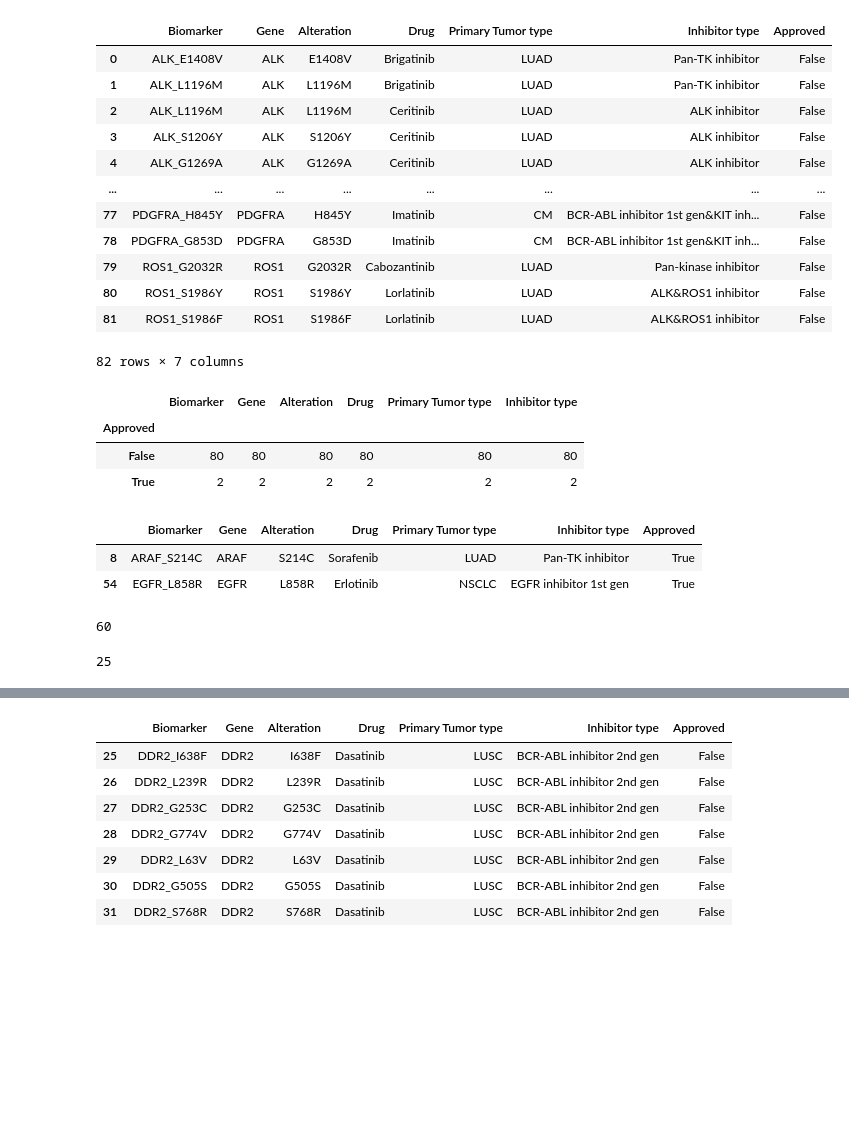
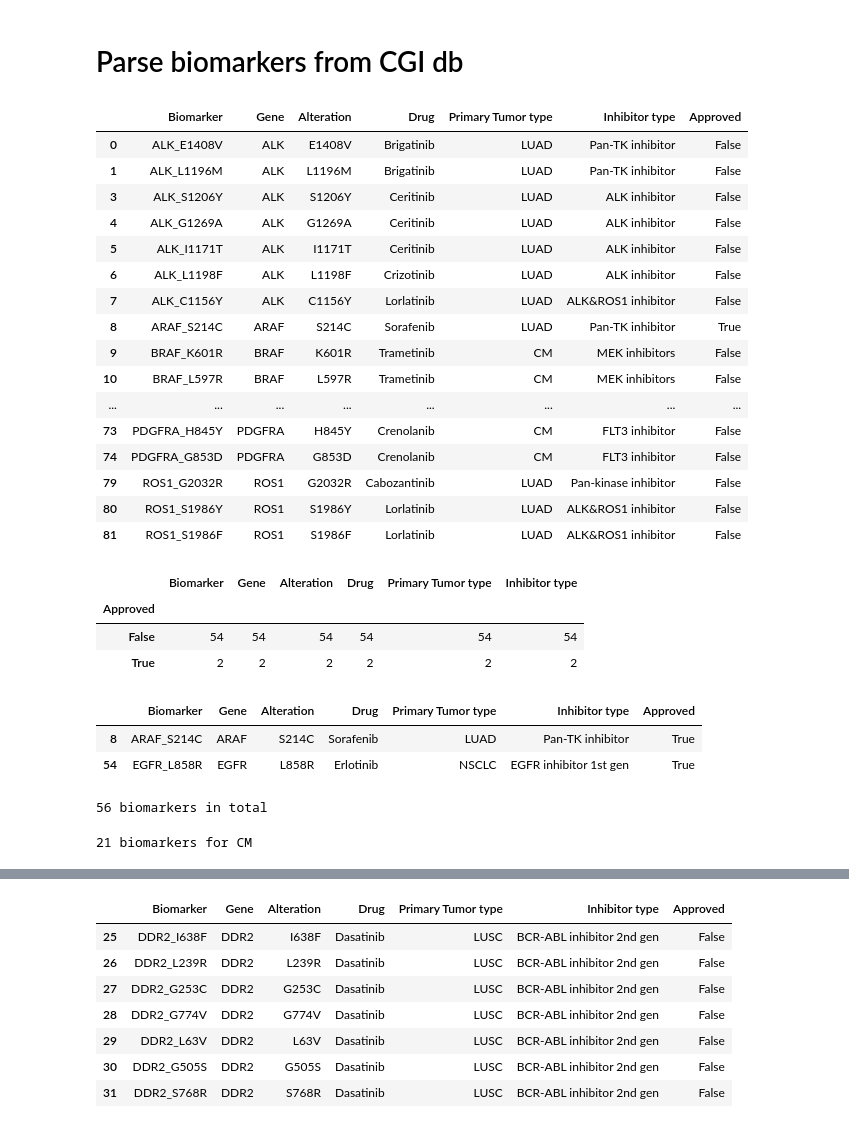
Before and after one commit to bbglab/cancer-detective, a Jupyter notebook: static/data/CGI/Parse_biomarkers.ipynb, the cells around one changed output, grey strips where cells are left out. Saved outputs shown, nothing was run; the diff lists cells and outputs as text; code cells hidden in the pictures; blank space fills up the shorter version.

Commit message:
fixed biomarker table

```diff
--- a/static/data/CGI/Parse_biomarkers.ipynb
+++ b/static/data/CGI/Parse_biomarkers.ipynb
@@ -1,17 +1,37 @@
+# %% [markdown]
+# Parse biomarkers from CGI db
 # %%
 import pandas as pd
 # %%
+#Read table from CGI https://www.cancergenomeinterpreter.org/biomarkers
 df = pd.read_csv('cgi_biomarkers.tsv',sep='\t')
+
+#Get mutation alteration
 df = df[df['Alteration type']=='MUT']
+
+#Keep with responsive biomarkers
 df = df[df['Association']=='Responsive']
+
+#Select skin and lung cancers
 selection = ['CM','LUAD','LUSC','NSCLC']
 df = df[df['Primary Tumor type'].isin(selection)]
+
+#Exlude Biomarkers that are not non-synonimous missense muts
 df = df[~df['Biomarker'].str.contains('oncogenic mutation|proximal exon|mutation in exon|inframe insertion')]
+
+#Select useful columns
 df = df[['Biomarker','Gene','Alteration','Drug','Primary Tumor type','Drug full name','Drug status']].drop_duplicates(['Biomarker','Primary Tumor type'],keep='first')
+
+#Fix alteration column
 df['Alteration'] = df['Biomarker'].str.split('(',expand=True)[1].str.split(')',expand=True)[0]
-df['Biomarker'] = df['Biomarker'].str.split(' ',expand=True)[0]
+
+#Exclude those biomarkers without explicit alteration
 df = df[~df['Alteration'].isnull()]
+
+#Exclude those biomarkers without explicit drug name
 df = df[df['Drug']!='[]']
+
+#Display one mutation per row
 df_list = df.values.tolist()
 final_list = []
 for row in df_list:
@@ -23,52 +43,77 @@ for row in df_list:
             final_list.append(new_row)
     else:
         final_list.append(row)
 final_df = pd.DataFrame(final_list,columns=df.columns)
+
+#Fix Biomarker column
 final_df['Biomarker'] = final_df['Gene'] +'_'+ final_df['Alteration']
 
+#Fix Biomarker column
+final_df = final_df[~final_df['Alteration'].str.contains('-')]
+
+#Fix Inhibitor type
 def inh_type(x):
     if '(' in x:
         if 'etc' in x:
             y = x.split(' (')[0]
         else:
             y = x.split('(')[1].split(')')[0]
     else:
         y = x
     return y
 
+final_df['Inhibitor type'] = final_df['Drug full name'].apply(lambda x: inh_type(x))
+
+#Fix Drug name column
 def drug_name(x):
     if '[' in x:
         y = x.split('[')[1].split(']')[0]
     else:
         y = x
     return y
+final_df['Drug'] = final_df['Drug'].apply(lambda x: drug_name(x))
 
-final_df['Inhibitor type'] = final_df['Drug full name'].apply(lambda x: inh_type(x))
-final_df['Drug'] = final_df['Drug'].apply(lambda x: drug_name(x))
+#Fix Approved column
 final_df['Approved'] = final_df['Drug status'].replace({None:False,'Approved':True, 'FDA approved':True})
+
+#Drop non-useful columns
 final_df.drop(columns=['Drug full name','Drug status'],inplace=True)
-# final_df.drop_duplicates(['Biomarker','Primary Tumor type'],keep = 'first',inplace=True)
+
+#Select unique biomarkers per cancer type
+final_df.drop_duplicates(['Biomarker','Primary Tumor type','Approved'],keep = 'first',inplace=True)
+
+#One biomarker with an approved drug and a not approved drug -> select the approved one
+dupl = final_df[final_df.duplicated(['Biomarker','Primary Tumor type'])]
+bm_dupl = dupl['Biomarker'].tolist()[0]
+ct_dupl = dupl['Primary Tumor type'].tolist()[0]
+
+final_df = final_df[~((final_df['Biomarker']==bm_dupl)&(final_df['Primary Tumor type']==ct_dupl)&(final_df['Approved']==False))]
+
 final_df
 # %% [output]
 |  | Biomarker | Gene | Alteration | Drug | Primary Tumor type | Inhibitor type | Approved |
 | 0 | ALK_E1408V | ALK | E1408V | Brigatinib | LUAD | Pan-TK inhibitor | False |
 | 1 | ALK_L1196M | ALK | L1196M | Brigatinib | LUAD | Pan-TK inhibitor | False |
-| 2 | ALK_L1196M | ALK | L1196M | Ceritinib | LUAD | ALK inhibitor | False |
 | 3 | ALK_S1206Y | ALK | S1206Y | Ceritinib | LUAD | ALK inhibitor | False |
 | 4 | ALK_G1269A | ALK | G1269A | Ceritinib | LUAD | ALK inhibitor | False |
+| 5 | ALK_I1171T | ALK | I1171T | Ceritinib | LUAD | ALK inhibitor | False |
+| 6 | ALK_L1198F | ALK | L1198F | Crizotinib | LUAD | ALK inhibitor | False |
+| 7 | ALK_C1156Y | ALK | C1156Y | Lorlatinib | LUAD | ALK&ROS1 inhibitor | False |
+| 8 | ARAF_S214C | ARAF | S214C | Sorafenib | LUAD | Pan-TK inhibitor | True |
+| 9 | BRAF_K601R | BRAF | K601R | Trametinib | CM | MEK inhibitors | False |
+| 10 | BRAF_L597R | BRAF | L597R | Trametinib | CM | MEK inhibitors | False |
 | ... | ... | ... | ... | ... | ... | ... | ... |
-| 77 | PDGFRA_H845Y | PDGFRA | H845Y | Imatinib | CM | BCR-ABL inhibitor 1st gen&KIT inh... | False |
-| 78 | PDGFRA_G853D | PDGFRA | G853D | Imatinib | CM | BCR-ABL inhibitor 1st gen&KIT inh... | False |
+| 73 | PDGFRA_H845Y | PDGFRA | H845Y | Crenolanib | CM | FLT3 inhibitor | False |
+| 74 | PDGFRA_G853D | PDGFRA | G853D | Crenolanib | CM | FLT3 inhibitor | False |
 | 79 | ROS1_G2032R | ROS1 | G2032R | Cabozantinib | LUAD | Pan-kinase inhibitor | False |
 | 80 | ROS1_S1986Y | ROS1 | S1986Y | Lorlatinib | LUAD | ALK&ROS1 inhibitor | False |
 | 81 | ROS1_S1986F | ROS1 | S1986F | Lorlatinib | LUAD | ALK&ROS1 inhibitor | False |
-82 rows × 7 columns
 # %%
 final_df.groupby('Approved').count()
 # %% [output]
 |  | Biomarker | Gene | Alteration | Drug | Primary Tumor type | Inhibitor type |
 | Approved |  |  |  |  |  |  |
-| False | 80 | 80 | 80 | 80 | 80 | 80 |
+| False | 54 | 54 | 54 | 54 | 54 | 54 |
 | True | 2 | 2 | 2 | 2 | 2 | 2 |
 # %%
 final_df[final_df['Approved']==True]
@@ -78,16 +123,14 @@ final_df[final_df['Approved']==True]
 | 54 | EGFR_L858R | EGFR | L858R | Erlotinib | NSCLC | EGFR inhibitor 1st gen | True |
 # %%
 df1 = final_df.groupby(['Biomarker','Primary Tumor type'],as_index=False).count()
-print(len(df1))
-df2 = df1[df1['Gene']>1]
-multiple = df2['Biomarker'].tolist()
+print(len(df1),'biomarkers in total')
 # %% [output]
-60
+56 biomarkers in total
 # %%
 cm_df = final_df[final_df['Primary Tumor type']=='CM']
-len(cm_df.groupby('Biomarker').count())
+print (len(cm_df.groupby('Biomarker').count()) , 'biomarkers for CM')
 # %% [output]
-25
+21 biomarkers for CM
 # %%
 cm_df
 # %% [output]
```
Also changed, not shown: parts of 9 cells of this notebook, 1 other file.
